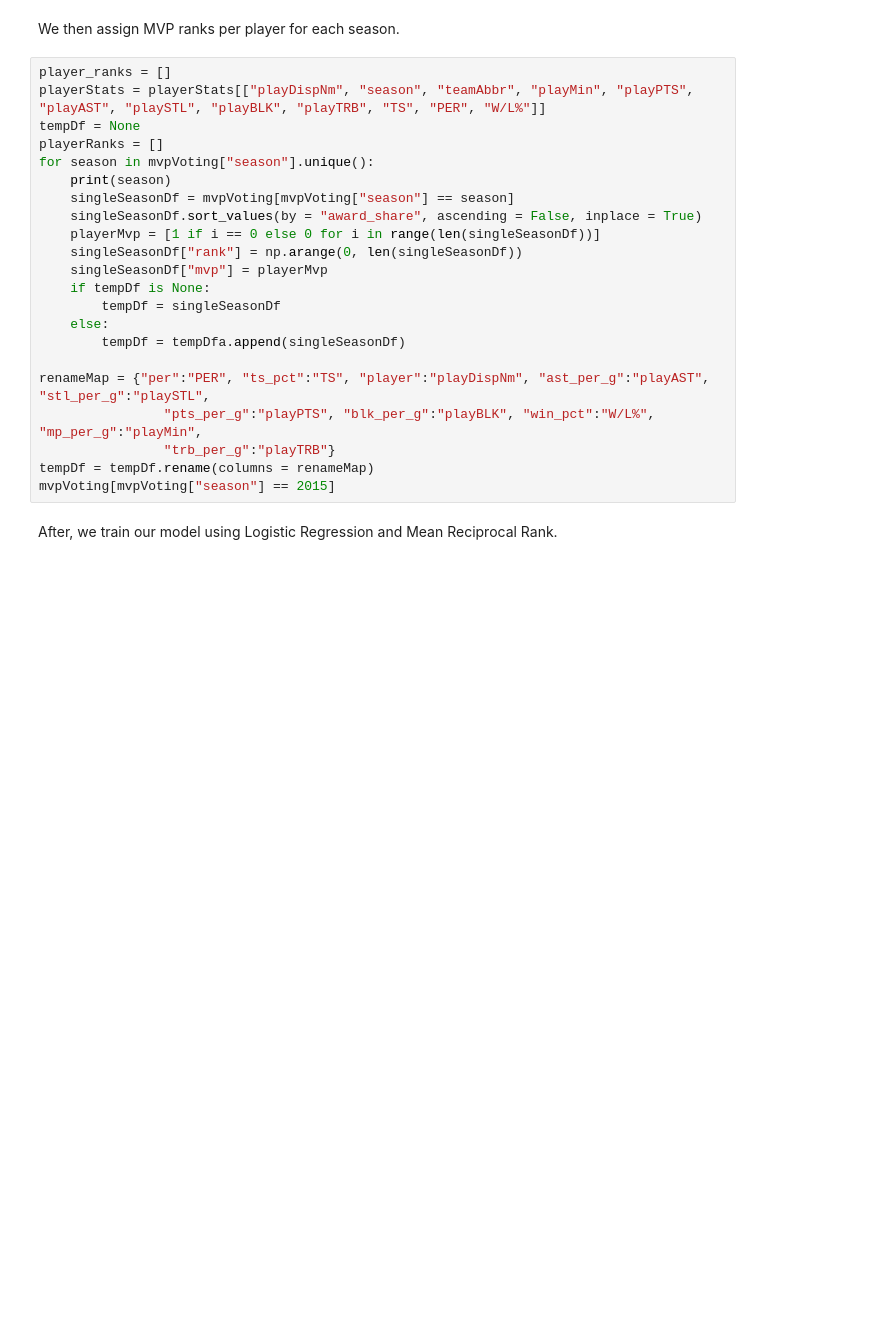
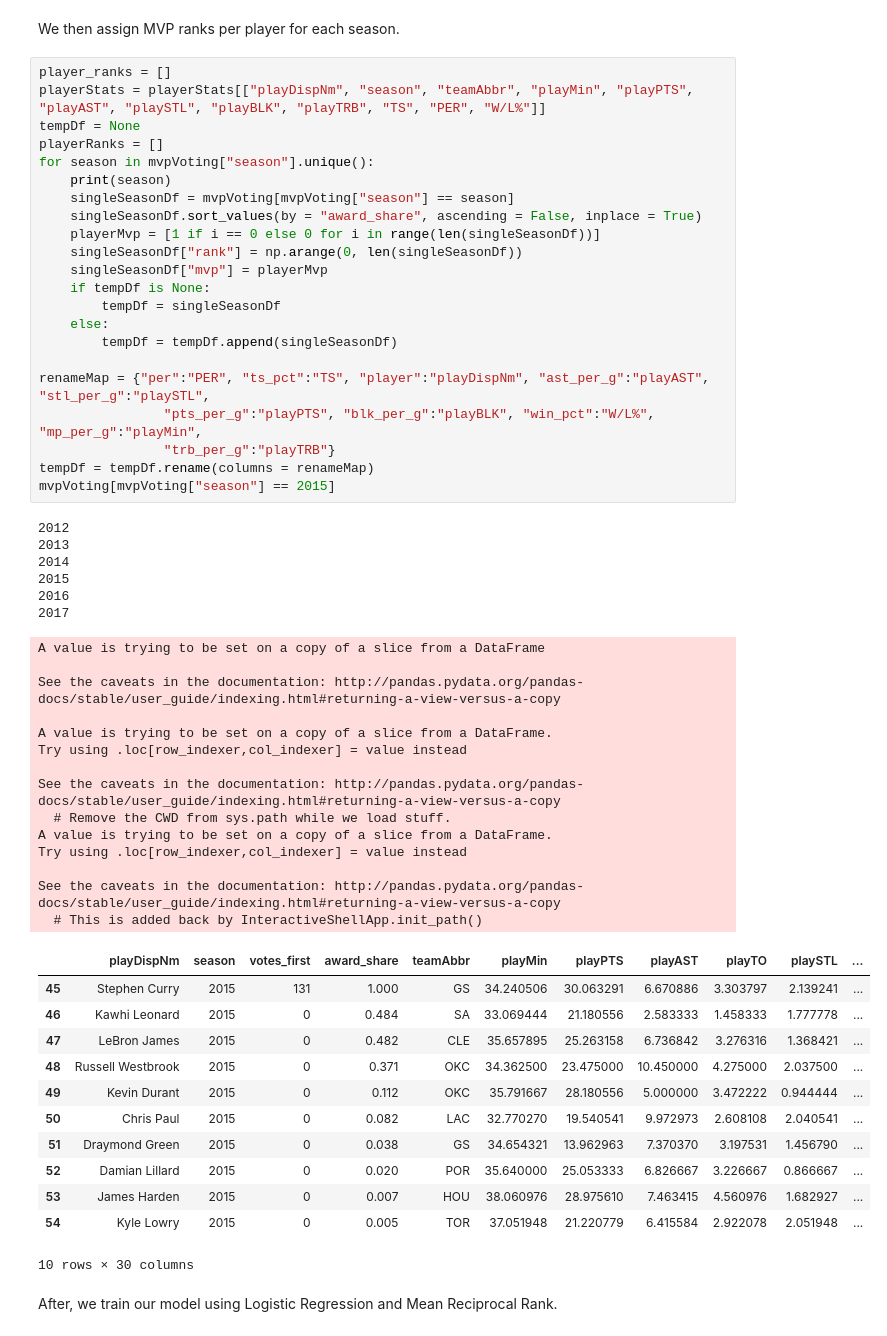
Before and after one commit to vkManish/mvp, a Jupyter notebook: Untitled.ipynb, the cells around one changed output. Saved outputs shown, nothing was run; the diff lists cells and outputs as text; blank space fills up the shorter version.

```diff
--- a/Untitled.ipynb
+++ b/Untitled.ipynb
@@ -247,25 +269,58 @@ We then assign MVP ranks per player for each season.
 # %%
 player_ranks = []
 playerStats = playerStats[["playDispNm", "season", "teamAbbr", "playMin", "playPTS", "playAST", "playSTL", "playBLK", "playTRB", "TS", "PER", "W/L%"]]
 tempDf = None
 playerRanks = []
 for season in mvpVoting["season"].unique():
     print(season)
     singleSeasonDf = mvpVoting[mvpVoting["season"] == season]
     singleSeasonDf.sort_values(by = "award_share", ascending = False, inplace = True)
     playerMvp = [1 if i == 0 else 0 for i in range(len(singleSeasonDf))]
     singleSeasonDf["rank"] = np.arange(0, len(singleSeasonDf))
     singleSeasonDf["mvp"] = playerMvp
     if tempDf is None:
         tempDf = singleSeasonDf
     else:
-        tempDf = tempDfa.append(singleSeasonDf)
+        tempDf = tempDf.append(singleSeasonDf)
 
 renameMap = {"per":"PER", "ts_pct":"TS", "player":"playDispNm", "ast_per_g":"playAST", "stl_per_g":"playSTL",
                 "pts_per_g":"playPTS", "blk_per_g":"playBLK", "win_pct":"W/L%", "mp_per_g":"playMin",
                 "trb_per_g":"playTRB"}
 tempDf = tempDf.rename(columns = renameMap)
 mvpVoting[mvpVoting["season"] == 2015]
+# %% [output]
+2012
+2013
+2014
+2015
+2016
+2017
+A value is trying to be set on a copy of a slice from a DataFrame
+
+See the caveats in the documentation: http://pandas.pydata.org/pandas-docs/stable/user_guide/indexing.html#returning-a-view-versus-a-copy
+
+A value is trying to be set on a copy of a slice from a DataFrame.
+Try using .loc[row_indexer,col_indexer] = value instead
+
+See the caveats in the documentation: http://pandas.pydata.org/pandas-docs/stable/user_guide/indexing.html#returning-a-view-versus-a-copy
+  # Remove the CWD from sys.path while we load stuff.
+A value is trying to be set on a copy of a slice from a DataFrame.
+Try using .loc[row_indexer,col_indexer] = value instead
+
+See the caveats in the documentation: http://pandas.pydata.org/pandas-docs/stable/user_guide/indexing.html#returning-a-view-versus-a-copy
+  # This is added back by InteractiveShellApp.init_path()
+|  | playDispNm | season | votes_first | award_share | teamAbbr | playMin | playPTS | playAST | playTO | playSTL | ... |
+| 45 | Stephen Curry | 2015 | 131 | 1.000 | GS | 34.240506 | 30.063291 | 6.670886 | 3.303797 | 2.139241 | ... |
+| 46 | Kawhi Leonard | 2015 | 0 | 0.484 | SA | 33.069444 | 21.180556 | 2.583333 | 1.458333 | 1.777778 | ... |
+| 47 | LeBron James | 2015 | 0 | 0.482 | CLE | 35.657895 | 25.263158 | 6.736842 | 3.276316 | 1.368421 | ... |
+| 48 | Russell Westbrook | 2015 | 0 | 0.371 | OKC | 34.362500 | 23.475000 | 10.450000 | 4.275000 | 2.037500 | ... |
+| 49 | Kevin Durant | 2015 | 0 | 0.112 | OKC | 35.791667 | 28.180556 | 5.000000 | 3.472222 | 0.944444 | ... |
+| 50 | Chris Paul | 2015 | 0 | 0.082 | LAC | 32.770270 | 19.540541 | 9.972973 | 2.608108 | 2.040541 | ... |
+| 51 | Draymond Green | 2015 | 0 | 0.038 | GS | 34.654321 | 13.962963 | 7.370370 | 3.197531 | 1.456790 | ... |
+| 52 | Damian Lillard | 2015 | 0 | 0.020 | POR | 35.640000 | 25.053333 | 6.826667 | 3.226667 | 0.866667 | ... |
+| 53 | James Harden | 2015 | 0 | 0.007 | HOU | 38.060976 | 28.975610 | 7.463415 | 4.560976 | 1.682927 | ... |
+| 54 | Kyle Lowry | 2015 | 0 | 0.005 | TOR | 37.051948 | 21.220779 | 6.415584 | 2.922078 | 2.051948 | ... |
+10 rows × 30 columns
 # %% [markdown]
 After, we train our model using Logistic Regression and Mean Reciprocal Rank.
 # %%
```
Also changed, not shown: parts of 7 cells of this notebook.
